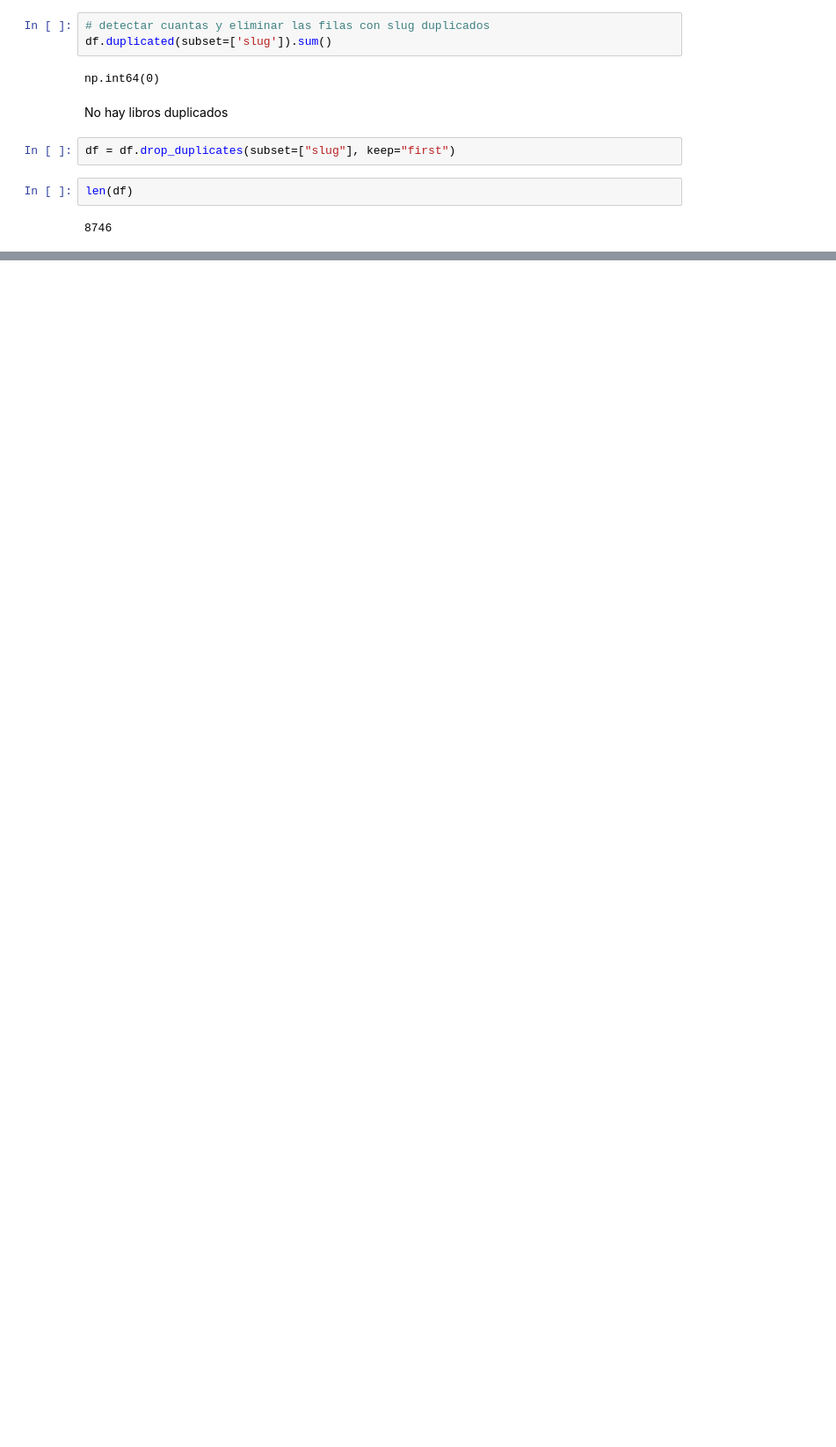
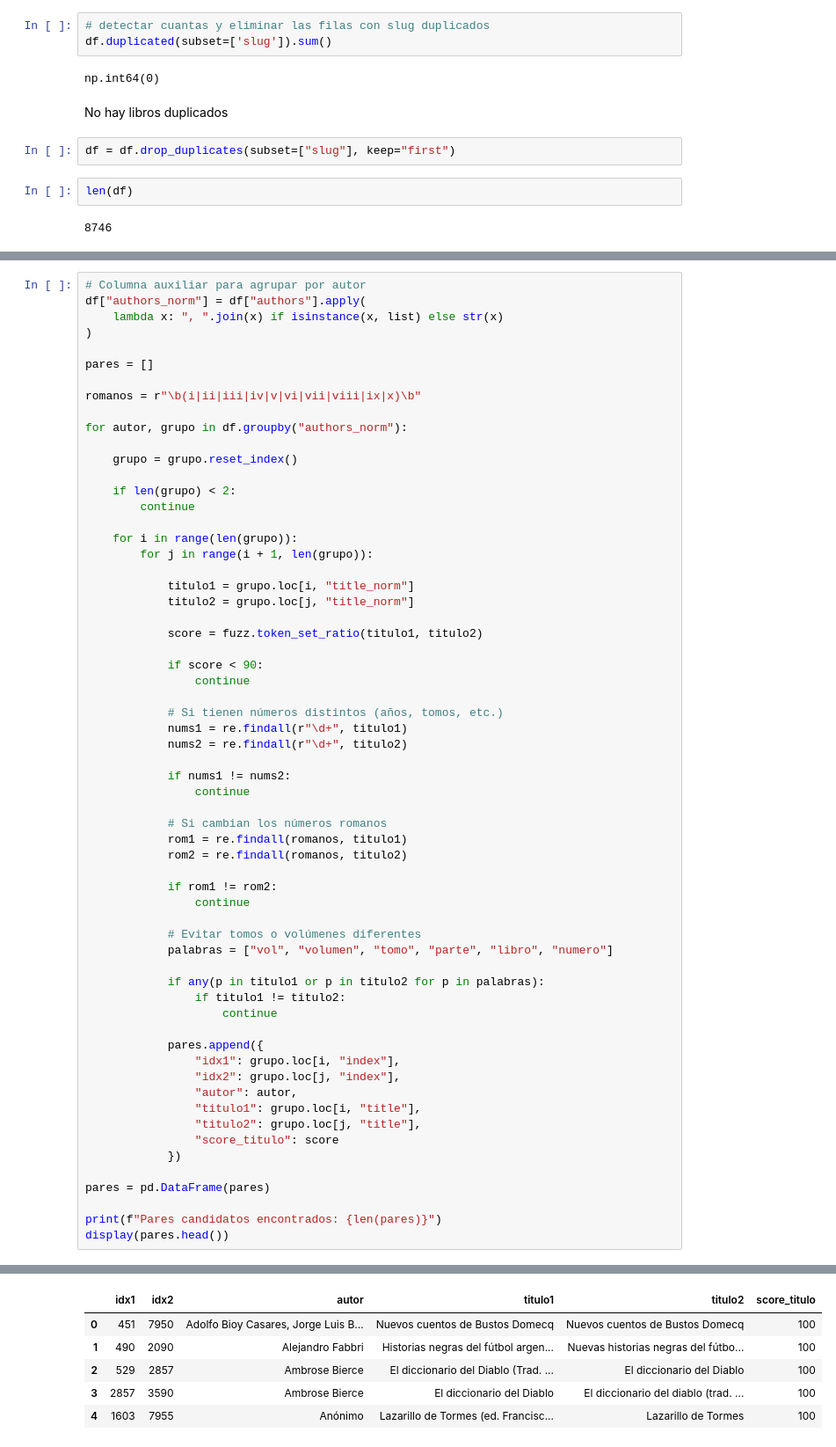
Before and after one commit to manuellazarte/Procesamiento-del-Lenguaje-Natural, a Jupyter notebook: ej3/ej3.ipynb, the cells around one changed output, grey strips where cells are left out. Shown at 88% size. Cells and saved outputs as stored; diff of their text form; blank space fills up the shorter version.

```diff
--- a/ej3/ej3.ipynb
+++ b/ej3/ej3.ipynb
@@ -88,0 +130,63 @@ Libros eliminados por sinopsis iguales: 131
+# %%
+# Columna auxiliar para agrupar por autor
+df["authors_norm"] = df["authors"].apply(
+    lambda x: ", ".join(x) if isinstance(x, list) else str(x)
+)
+
+pares = []
+
+romanos = r"\b(i|ii|iii|iv|v|vi|vii|viii|ix|x)\b"
+
+for autor, grupo in df.groupby("authors_norm"):
+
+    grupo = grupo.reset_index()
+
+    if len(grupo) < 2:
+        continue
+
+    for i in range(len(grupo)):
+        for j in range(i + 1, len(grupo)):
+
+            titulo1 = grupo.loc[i, "title_norm"]
+            titulo2 = grupo.loc[j, "title_norm"]
+
+            score = fuzz.token_set_ratio(titulo1, titulo2)
+
+            if score < 90:
+                continue
+
+            # Si tienen números distintos (años, tomos, etc.)
+            nums1 = re.findall(r"\d+", titulo1)
+            nums2 = re.findall(r"\d+", titulo2)
+
+            if nums1 != nums2:
+                continue
+
+            # Si cambian los números romanos
+            rom1 = re.findall(romanos, titulo1)
+            rom2 = re.findall(romanos, titulo2)
+
+            if rom1 != rom2:
+                continue
+
+            # Evitar tomos o volúmenes diferentes
+            palabras = ["vol", "volumen", "tomo", "parte", "libro", "numero"]
+
+            if any(p in titulo1 or p in titulo2 for p in palabras):
+                if titulo1 != titulo2:
+                    continue
+
+            pares.append({
+                "idx1": grupo.loc[i, "index"],
+                "idx2": grupo.loc[j, "index"],
+                "autor": autor,
+                "titulo1": grupo.loc[i, "title"],
+                "titulo2": grupo.loc[j, "title"],
+                "score_titulo": score
+            })
+
+pares = pd.DataFrame(pares)
+
+print(f"Pares candidatos encontrados: {len(pares)}")
+display(pares.head())
+# %% [output]
@@ -88,0 +194,6 @@ Libros eliminados por sinopsis iguales: 131
+|  | idx1 | idx2 | autor | titulo1 | titulo2 | score_titulo |
+| 0 | 451 | 7950 | Adolfo Bioy Casares, Jorge Luis B... | Nuevos cuentos de Bustos Domecq | Nuevos cuentos de Bustos Domecq | 100 |
+| 1 | 490 | 2090 | Alejandro Fabbri | Historias negras del fútbol argen... | Nuevas historias negras del fútbo... | 100 |
+| 2 | 529 | 2857 | Ambrose Bierce | El diccionario del Diablo (Trad. ... | El diccionario del Diablo | 100 |
+| 3 | 2857 | 3590 | Ambrose Bierce | El diccionario del Diablo | El diccionario del diablo (trad. ... | 100 |
+| 4 | 1603 | 7955 | Anónimo | Lazarillo de Tormes (ed. Francisc... | Lazarillo de Tormes | 100 |
```
Also changed, not shown: parts of 19 cells of this notebook, 1 other file.
